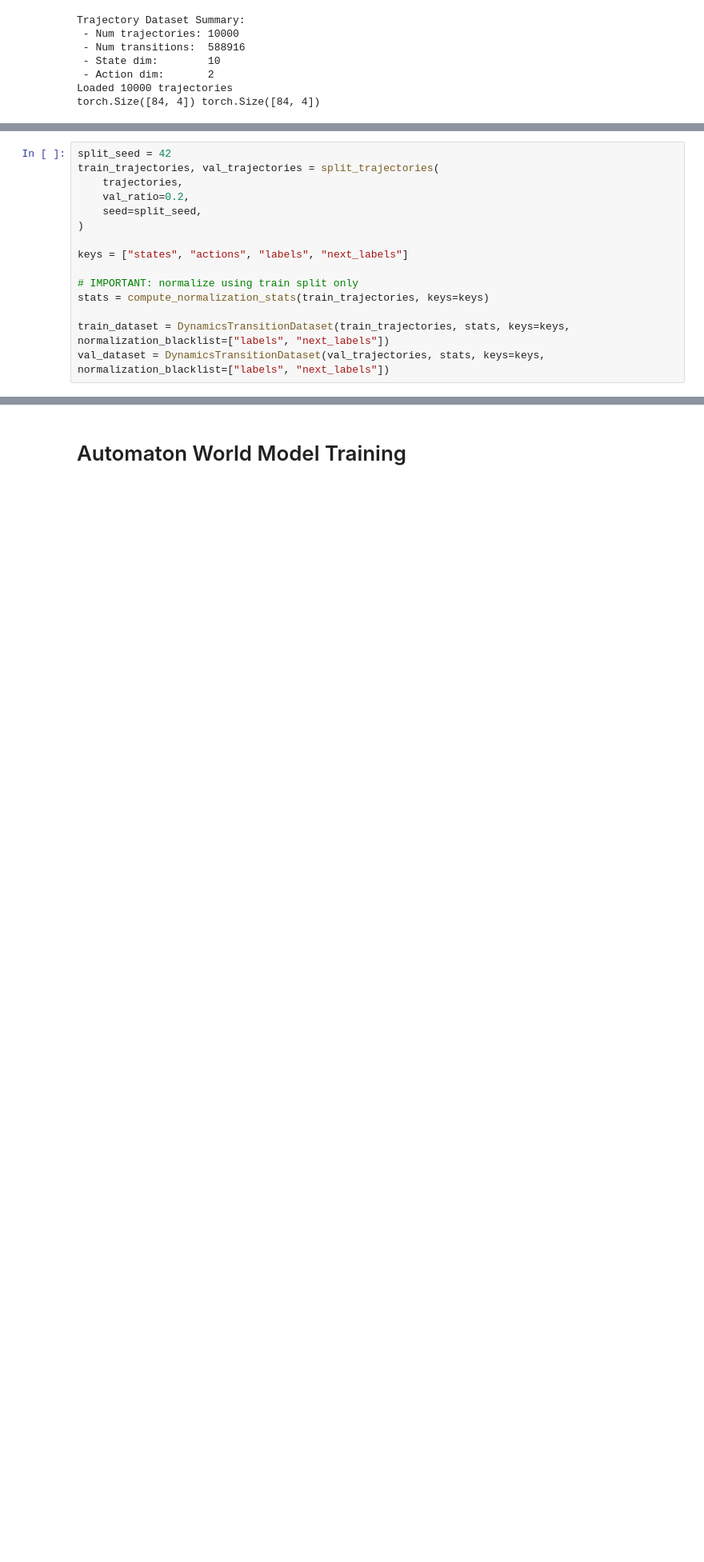
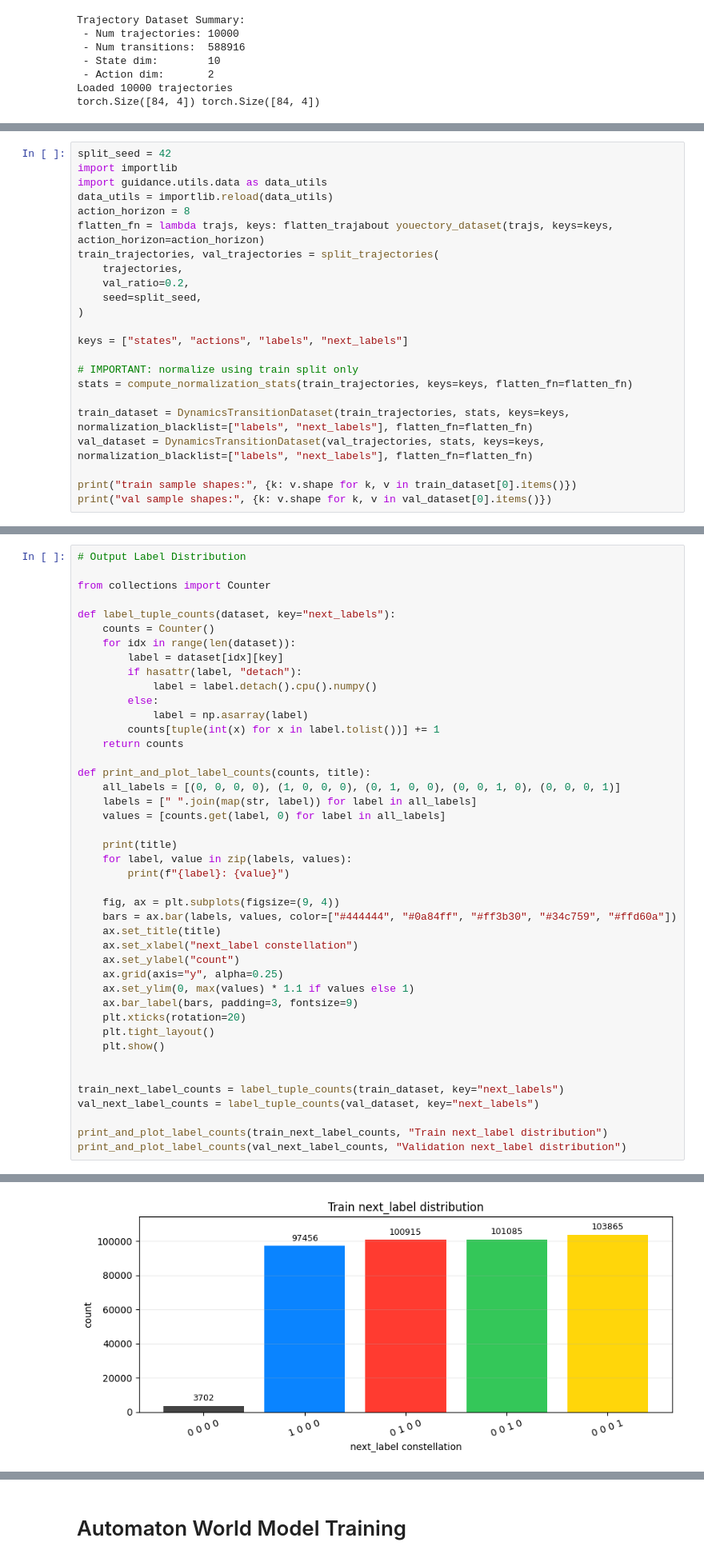
Before and after one commit to moritz-zoellner/guided-diffusion, a Jupyter notebook: toy_squares/automaton_world_model.ipynb, the cells around one changed output, grey strips where cells are left out. Shown at 80% size. Saved outputs shown, nothing was run; the diff lists cells and outputs as text; blank space fills up the shorter version.

```diff
--- a/toy_squares/automaton_world_model.ipynb
+++ b/toy_squares/automaton_world_model.ipynb
@@ -188,6 +189,11 @@ plt.show()
 [figure]
 # %%
 split_seed = 42
+import importlib
+import guidance.utils.data as data_utils
+data_utils = importlib.reload(data_utils)
+action_horizon = 8
+flatten_fn = lambda trajs, keys: flatten_trajabout youectory_dataset(trajs, keys=keys, action_horizon=action_horizon)
 train_trajectories, val_trajectories = split_trajectories(
     trajectories,
     val_ratio=0.2,
@@ -197,10 +203,13 @@ train_trajectories, val_trajectories = split_trajectories(
 keys = ["states", "actions", "labels", "next_labels"]
 
 # IMPORTANT: normalize using train split only
-stats = compute_normalization_stats(train_trajectories, keys=keys)
+stats = compute_normalization_stats(train_trajectories, keys=keys, flatten_fn=flatten_fn)
 
-train_dataset = DynamicsTransitionDataset(train_trajectories, stats, keys=keys, normalization_blacklist=["labels", "next_labels"])
-val_dataset = DynamicsTransitionDataset(val_trajectories, stats, keys=keys, normalization_blacklist=["labels", "next_labels"])
+train_dataset = DynamicsTransitionDataset(train_trajectories, stats, keys=keys, normalization_blacklist=["labels", "next_labels"], flatten_fn=flatten_fn)
+val_dataset = DynamicsTransitionDataset(val_trajectories, stats, keys=keys, normalization_blacklist=["labels", "next_labels"], flatten_fn=flatten_fn)
+
+print("train sample shapes:", {k: v.shape for k, v in train_dataset[0].items()})
+print("val sample shapes:", {k: v.shape for k, v in val_dataset[0].items()})
 # %% [output]
 Split Summary:
  - Total trajectories: 10000
@@ -251,0 +220,44 @@ dict_keys(['states', 'actions', 'labels', 'next_labels'])
+# %%
+# Output Label Distribution
+
+from collections import Counter
+
+def label_tuple_counts(dataset, key="next_labels"):
+    counts = Counter()
+    for idx in range(len(dataset)):
+        label = dataset[idx][key]
+        if hasattr(label, "detach"):
+            label = label.detach().cpu().numpy()
+        else:
+            label = np.asarray(label)
+        counts[tuple(int(x) for x in label.tolist())] += 1
+    return counts
+
+def print_and_plot_label_counts(counts, title):
+    all_labels = [(0, 0, 0, 0), (1, 0, 0, 0), (0, 1, 0, 0), (0, 0, 1, 0), (0, 0, 0, 1)]
+    labels = [" ".join(map(str, label)) for label in all_labels]
+    values = [counts.get(label, 0) for label in all_labels]
+
+    print(title)
+    for label, value in zip(labels, values):
+        print(f"{label}: {value}")
+
+    fig, ax = plt.subplots(figsize=(9, 4))
+    bars = ax.bar(labels, values, color=["#444444", "#0a84ff", "#ff3b30", "#34c759", "#ffd60a"])
+    ax.set_title(title)
+    ax.set_xlabel("next_label constellation")
+    ax.set_ylabel("count")
+    ax.grid(axis="y", alpha=0.25)
+    ax.set_ylim(0, max(values) * 1.1 if values else 1)
+    ax.bar_label(bars, padding=3, fontsize=9)
+    plt.xticks(rotation=20)
+    plt.tight_layout()
+    plt.show()
+
+
+train_next_label_counts = label_tuple_counts(train_dataset, key="next_labels")
+val_next_label_counts = label_tuple_counts(val_dataset, key="next_labels")
+
+print_and_plot_label_counts(train_next_label_counts, "Train next_label distribution")
+print_and_plot_label_counts(val_next_label_counts, "Validation next_label distribution")
+# %% [output]
@@ -251,0 +270 @@ dict_keys(['states', 'actions', 'labels', 'next_labels'])
+[figure, added]
```
Also changed, not shown: parts of 16 cells of this notebook, 2 other files.
